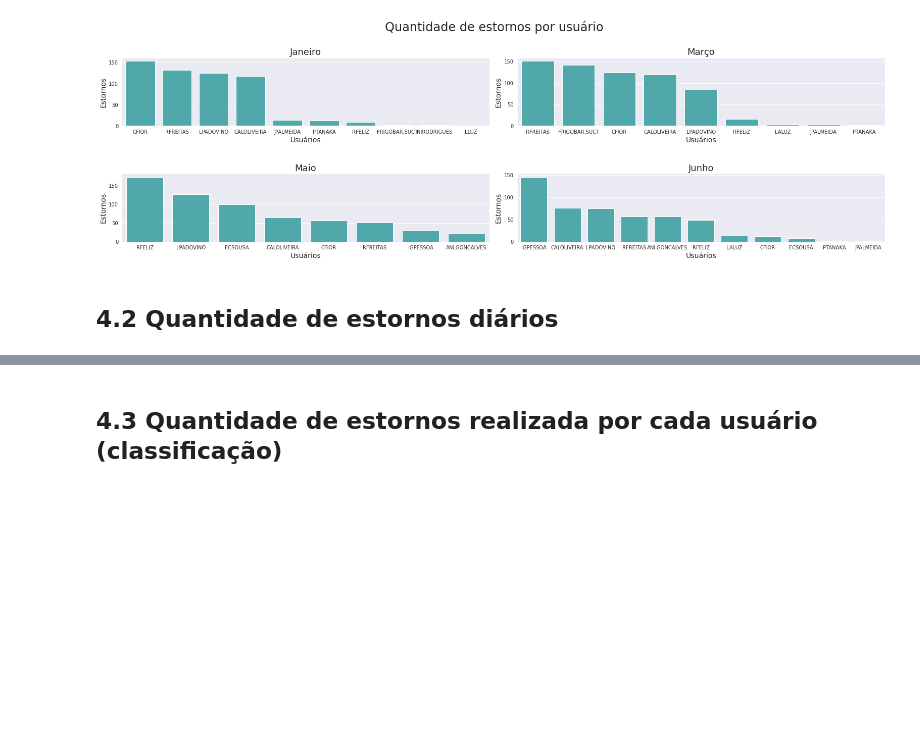
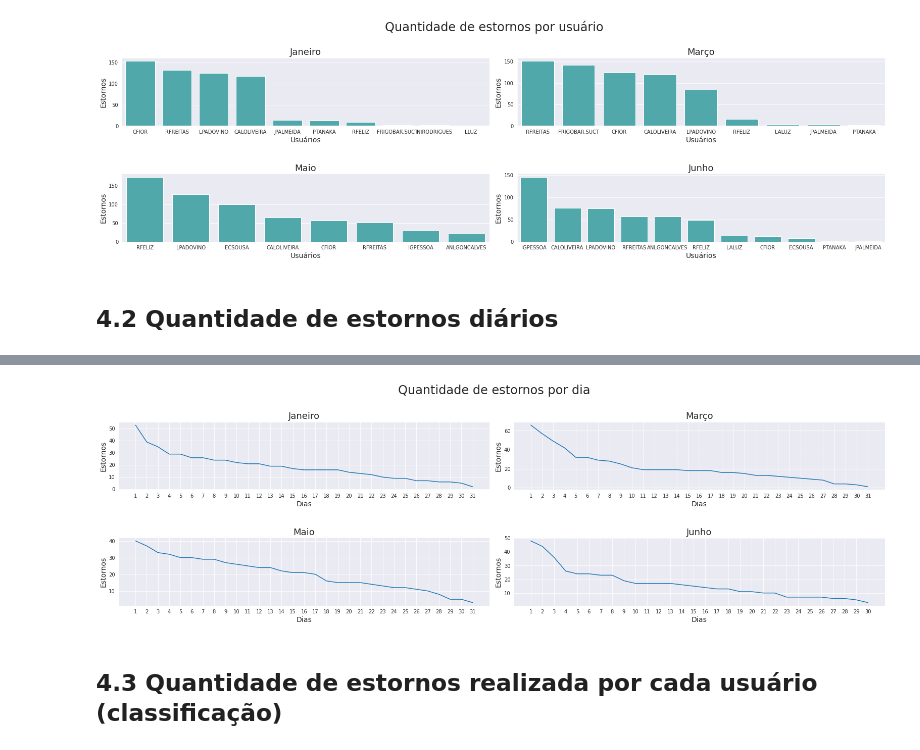
Before and after one commit to strawndri/slaviero-suct-data-analysis, a Jupyter notebook: Notebooks/analise_estornos.ipynb, the cells around one changed output, grey strips where cells are left out. Drawn from its saved outputs; the diff is of its cells as text; code cells hidden in the pictures; blank space fills up the shorter version.

Commit message:
gráfico de linha para analisar a quantidade de estornos diários

```diff
--- a/Notebooks/analise_estornos.ipynb
+++ b/Notebooks/analise_estornos.ipynb
@@ -217,7 +217,7 @@ def comparar_graficos(tipo_grafico, x, y, xlabel, ylabel,
     if (tipo_grafico == 'barplot'):
       ax = sns.barplot(x=x, y=y, palette=palette, data=item, hue=hue)
     elif (tipo_grafico == 'lineplot'):
-      ax = sns.lineplot(x=x, y=y)
+      ax = sns.lineplot(x=x, y=y, data=item, markers = True)
 
     ax.set_xlabel(xlabel, fontsize = 14)
     ax.set_ylabel(ylabel, fontsize = 14)
@@ -255,7 +255,20 @@ graphic
 # %% [markdown]
 ## 4.2 Quantidade de estornos diários
 # %%
-estornos_por_dia = pd.value_counts(dataset_janeiro.data)
-dias = []
-for i in dataset_maio.data.unique():
-  dias.append(i[2:-5])
+def estornos_por_dia(*datasets):
+
+  df_estornos_por_dia = []
+
+  for i, item in enumerate(datasets):
+
+    estornos_por_dia = pd.value_counts(item.data)
+    dias = []
+
+    for i in item.data.unique():
+      dias.append(i[2:-5])
+
+    freq_por_dia = pd.DataFrame({'dias': dias, 'estornos': estornos_por_dia})
+    freq_por_dia.reset_index(drop = True)
+    df_estornos_por_dia.append(freq_por_dia)
+
+  return df_estornos_por_dia
@@ -266,3 +275,13 @@ NameError: ignored
+# %%
+data = estornos_por_dia(dataset_janeiro, dataset_marco, dataset_maio, dataset_junho)
+# %%
+graphic = comparar_graficos(tipo_grafico='lineplot', x='dias', y='estornos',
+                      xlabel = 'Dias', ylabel ='Estornos',
+                      title = 'Quantidade de estornos por dia',
+                      data = data)
+graphic
+# %% [output]
+[figure, added]
 # %% [markdown]
 ## 4.3 Quantidade de estornos realizada por cada usuário (classificação)
 # %%
```
Also changed, not shown: parts of 3 cells of this notebook.
